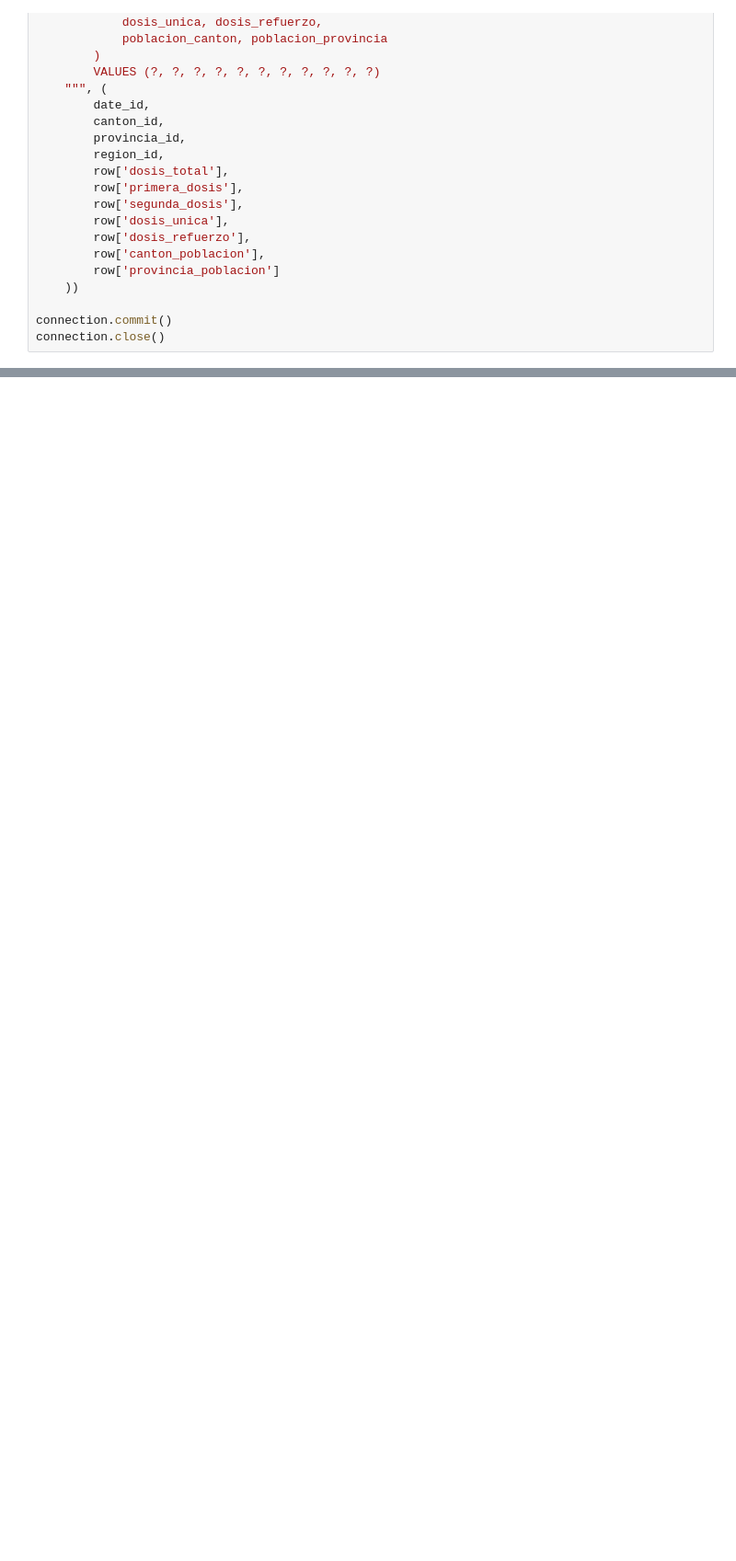
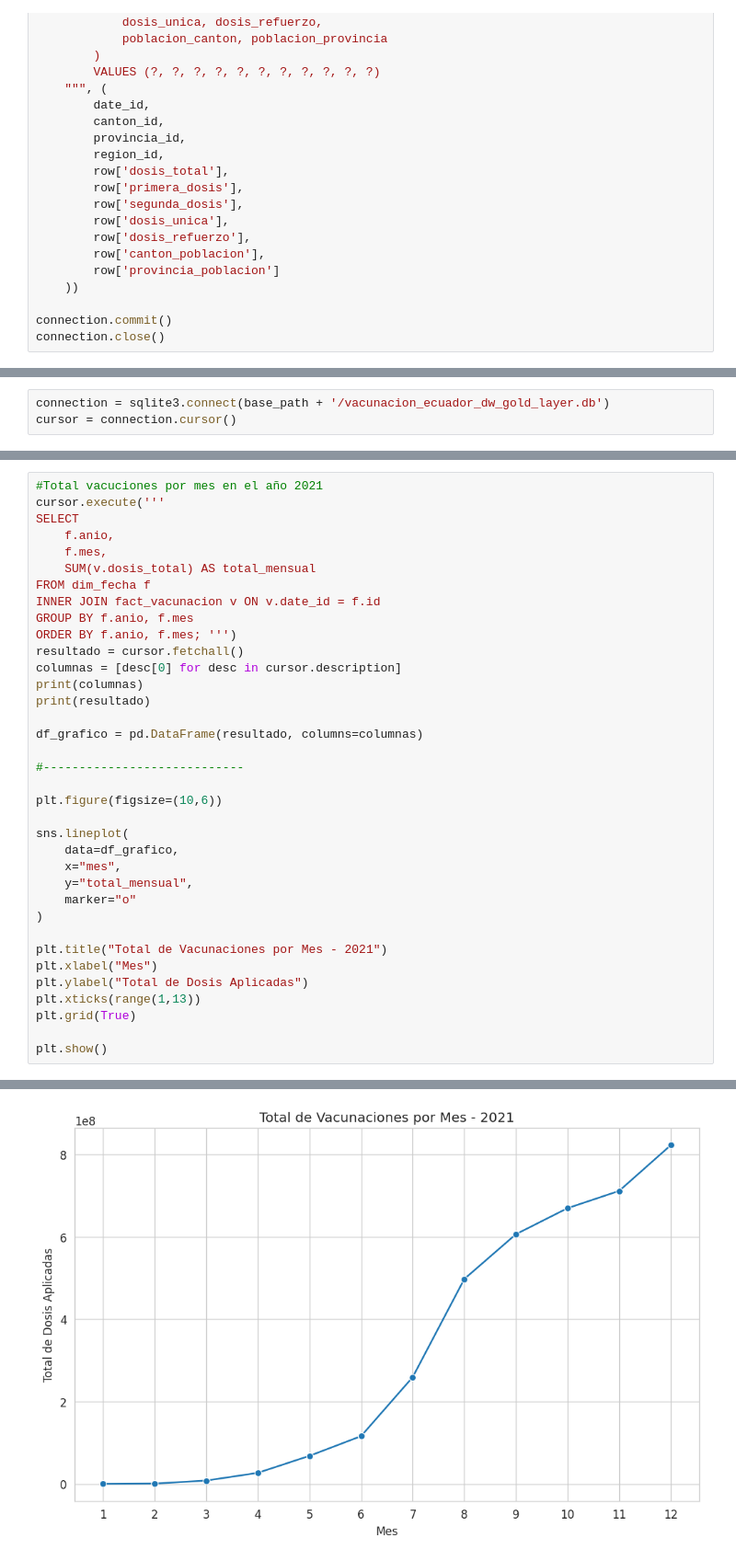
Before and after one commit to es-ship-it/ETL_Project_First_Delivery_Colab, a Jupyter notebook: ETL/datawarehouse_project_first_delivery.ipynb, the cells around one changed output, grey strips where cells are left out. Shown at 92% size. Cells and saved outputs as stored; diff of their text form; blank space fills up the shorter version.

```diff
--- a/ETL/datawarehouse_project_first_delivery.ipynb
+++ b/ETL/datawarehouse_project_first_delivery.ipynb
@@ -511,0 +518,3 @@ connection.close()
+# %%
+connection = sqlite3.connect(base_path + '/vacunacion_ecuador_dw_gold_layer.db')
+cursor = connection.cursor()
@@ -511,0 +578,37 @@ connection.close()
+# %%
+#Total vacuciones por mes en el año 2021
+cursor.execute('''
+SELECT
+    f.anio,
+    f.mes,
+    SUM(v.dosis_total) AS total_mensual
+FROM dim_fecha f
+INNER JOIN fact_vacunacion v ON v.date_id = f.id
+GROUP BY f.anio, f.mes
+ORDER BY f.anio, f.mes; ''')
+resultado = cursor.fetchall()
+columnas = [desc[0] for desc in cursor.description]
+print(columnas)
+print(resultado)
+
+df_grafico = pd.DataFrame(resultado, columns=columnas)
+
+#----------------------------
+
+plt.figure(figsize=(10,6))
+
+sns.lineplot(
+    data=df_grafico,
+    x="mes",
+    y="total_mensual",
+    marker="o"
+)
+
+plt.title("Total de Vacunaciones por Mes - 2021")
+plt.xlabel("Mes")
+plt.ylabel("Total de Dosis Aplicadas")
+plt.xticks(range(1,13))
+plt.grid(True)
+
+plt.show()
+# %% [output]
@@ -511,0 +617 @@ connection.close()
+[figure, added]
```
Also changed, not shown: parts of 31 cells of this notebook.
